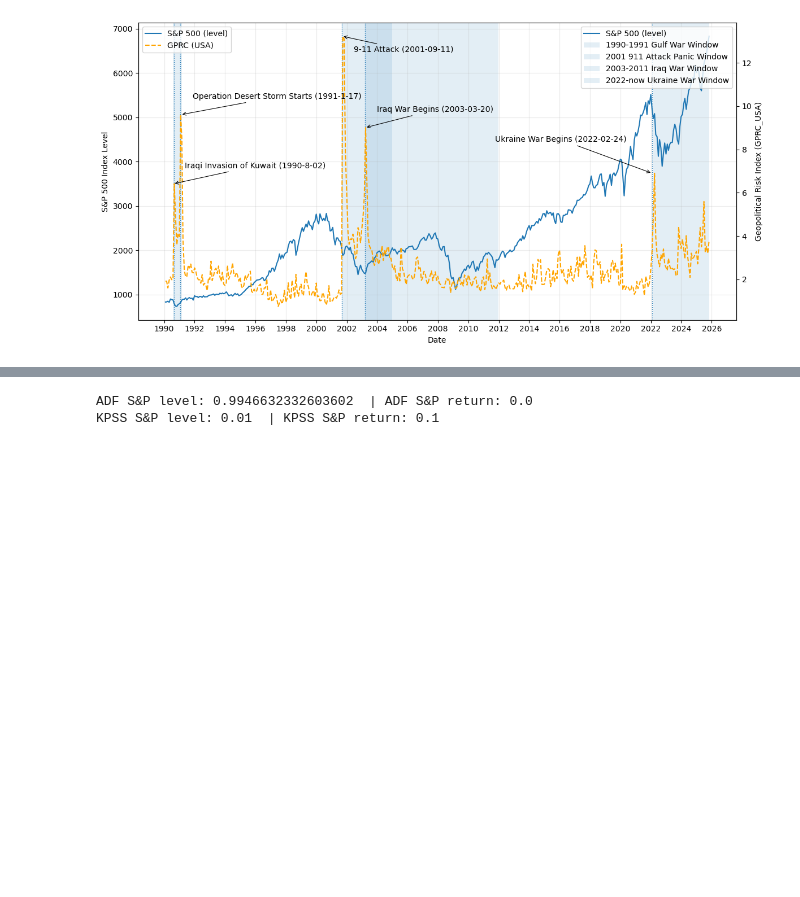
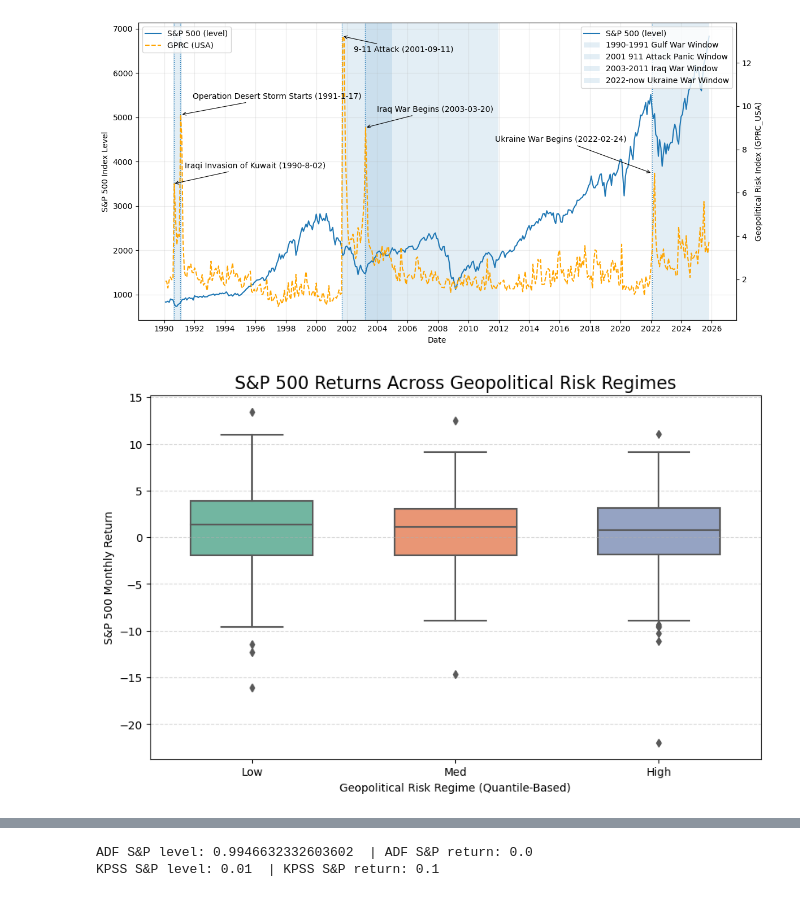
Before and after one commit to AL2024UCSD/sp500trends, a Jupyter notebook: mainwork_withanalysis.ipynb, the cells around one changed output, grey strips where cells are left out. Saved outputs shown, nothing was run; the diff lists cells and outputs as text; code cells hidden in the pictures; blank space fills up the shorter version.

```diff
--- a/mainwork_withanalysis.ipynb
+++ b/mainwork_withanalysis.ipynb
@@ -681,4 +681,35 @@ fig.tight_layout()
 plt.show()
 # %% [output]
 [figure]
+# %%
+import seaborn as sns
+import matplotlib.pyplot as plt
+
+gpr_col = "GPRC_USA"              # Geopolitical risk
+ret_col = "SP500 CHANGE RATE"     # S&P 500 returns
+
+# Create quantile regimes
+df["GPR_regime"] = pd.qcut(df[gpr_col], 3, labels=["Low", "Med", "High"])
+
+# Plot
+plt.figure(figsize=(10, 6))
+sns.boxplot(
+    x="GPR_regime",
+    y=ret_col,
+    data=df,
+    palette="Set2",
+    width=0.6
+)
+
+plt.title(
+    "S&P 500 Returns Across Geopolitical Risk Regimes",
+    fontsize=16
+)
+plt.xlabel("Geopolitical Risk Regime (Quantile-Based)")
+plt.ylabel("S&P 500 Monthly Return")
+plt.grid(axis="y", linestyle="--", alpha=0.5)
+
+plt.show()
+# %% [output]
+[figure, added]
 # %% [markdown]
```
Also changed, not shown: parts of 9 cells of this notebook, 1 other file.
